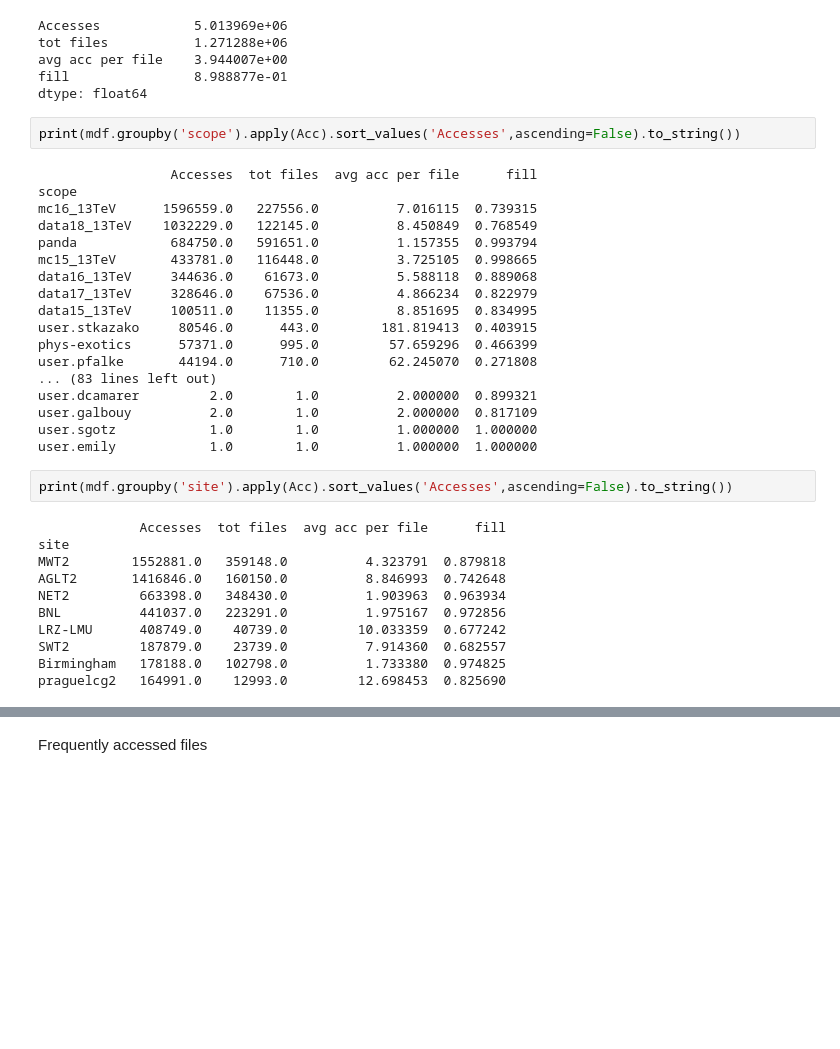
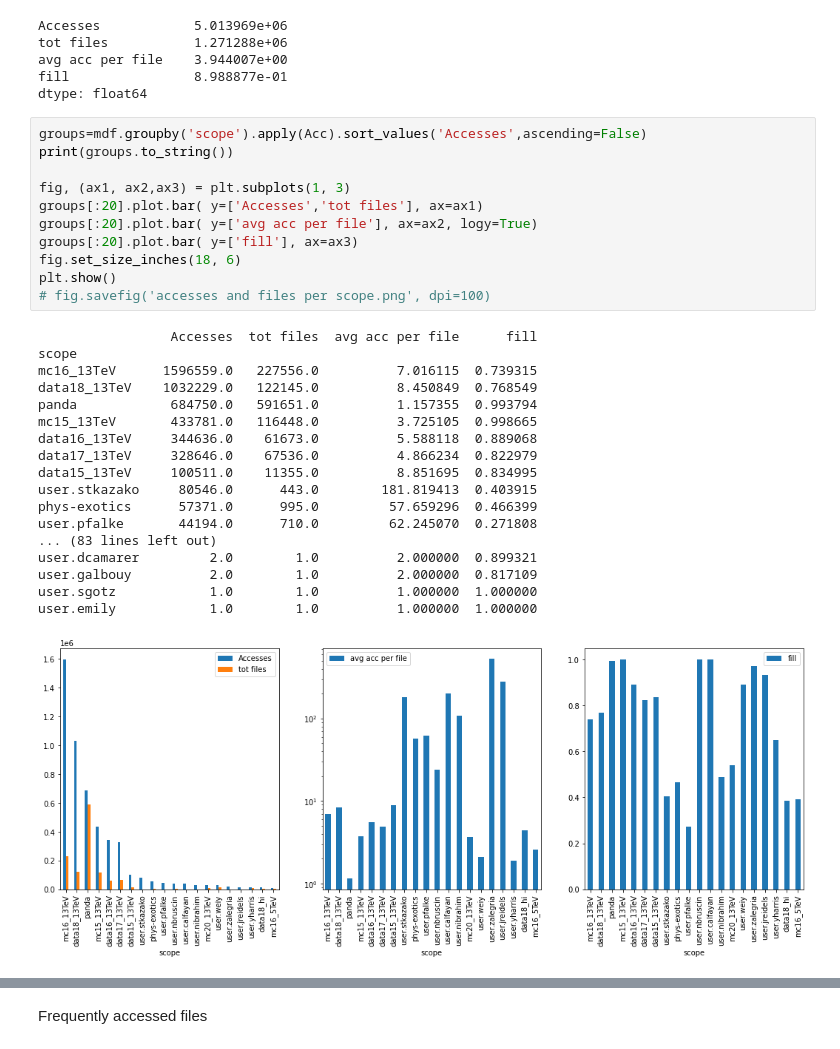
Before and after one commit to ATLAS-Analytics/AdaptiveCaching, a Jupyter notebook: analysis.ipynb, the cells around one changed output, grey strips where cells are left out. Cells and saved outputs as stored; diff of their text form; blank space fills up the shorter version.

Commit message:
plots

```diff
--- a/analysis.ipynb
+++ b/analysis.ipynb
@@ -120,36 +120,33 @@ tot files           1.271288e+06
 avg acc per file    3.944007e+00
 fill                8.988877e-01
 dtype: float64
-# %%
-print(mdf.groupby('scope').apply(Acc).sort_values('Accesses',ascending=False).to_string())
-# %% [output]
-                 Accesses  tot files  avg acc per file      fill
-scope
-mc16_13TeV      1596559.0   227556.0          7.016115  0.739315
-data18_13TeV    1032229.0   122145.0          8.450849  0.768549
-panda            684750.0   591651.0          1.157355  0.993794
-mc15_13TeV       433781.0   116448.0          3.725105  0.998665
-data16_13TeV     344636.0    61673.0          5.588118  0.889068
-data17_13TeV     328646.0    67536.0          4.866234  0.822979
-data15_13TeV     100511.0    11355.0          8.851695  0.834995
-user.stkazako     80546.0      443.0        181.819413  0.403915
-phys-exotics      57371.0      995.0         57.659296  0.466399
-user.pfalke       44194.0      710.0         62.245070  0.271808
-... (83 lines left out)
-user.dcamarer         2.0        1.0          2.000000  0.899321
-user.galbouy          2.0        1.0          2.000000  0.817109
-user.sgotz            1.0        1.0          1.000000  1.000000
-user.emily            1.0        1.0          1.000000  1.000000
-# %%
-print(mdf.groupby('site').apply(Acc).sort_values('Accesses',ascending=False).to_string())
-# %% [output]
-             Accesses  tot files  avg acc per file      fill
-site
-MWT2        1552881.0   359148.0          4.323791  0.879818
-AGLT2       1416846.0   160150.0          8.846993  0.742648
-NET2         663398.0   348430.0          1.903963  0.963934
-BNL          441037.0   223291.0          1.975167  0.972856
-LRZ-LMU      408749.0    40739.0         10.033359  0.677242
-SWT2         187879.0    23739.0          7.914360  0.682557
-Birmingham   178188.0   102798.0          1.733380  0.974825
-praguelcg2   164991.0    12993.0         12.698453  0.825690
+# %%
+groups=mdf.groupby('scope').apply(Acc).sort_values('Accesses',ascending=False)
+print(groups.to_string())
+
+fig, (ax1, ax2,ax3) = plt.subplots(1, 3)
+groups[:20].plot.bar( y=['Accesses','tot files'], ax=ax1)
+groups[:20].plot.bar( y=['avg acc per file'], ax=ax2, logy=True)
+groups[:20].plot.bar( y=['fill'], ax=ax3)
+fig.set_size_inches(18, 6)
+plt.show()
+# fig.savefig('accesses and files per scope.png', dpi=100)
+# %% [output]
+                 Accesses  tot files  avg acc per file      fill
+scope
+mc16_13TeV      1596559.0   227556.0          7.016115  0.739315
+data18_13TeV    1032229.0   122145.0          8.450849  0.768549
+panda            684750.0   591651.0          1.157355  0.993794
+mc15_13TeV       433781.0   116448.0          3.725105  0.998665
+data16_13TeV     344636.0    61673.0          5.588118  0.889068
+data17_13TeV     328646.0    67536.0          4.866234  0.822979
+data15_13TeV     100511.0    11355.0          8.851695  0.834995
+user.stkazako     80546.0      443.0        181.819413  0.403915
+phys-exotics      57371.0      995.0         57.659296  0.466399
+user.pfalke       44194.0      710.0         62.245070  0.271808
+... (83 lines left out)
+user.dcamarer         2.0        1.0          2.000000  0.899321
+user.galbouy          2.0        1.0          2.000000  0.817109
+user.sgotz            1.0        1.0          1.000000  1.000000
+user.emily            1.0        1.0          1.000000  1.000000
+[figure, added]
```
Also changed, not shown: parts of 2 cells of this notebook, 1 other file.
